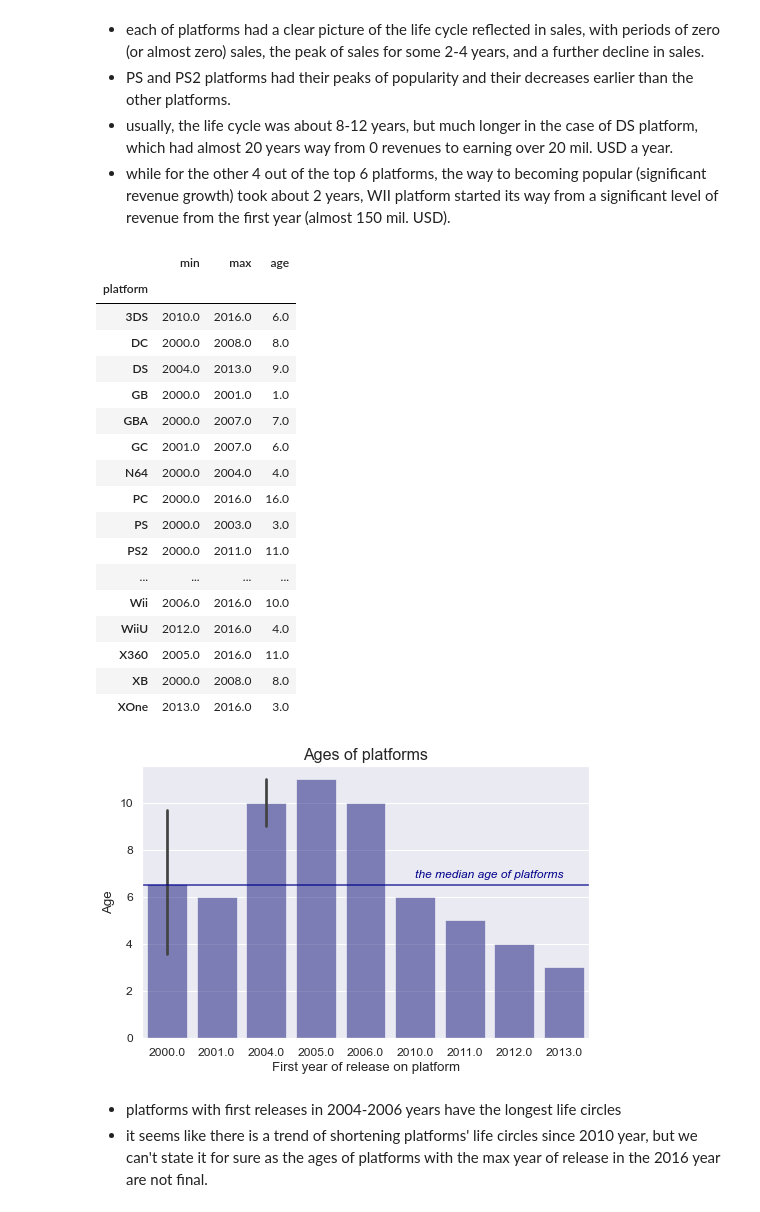
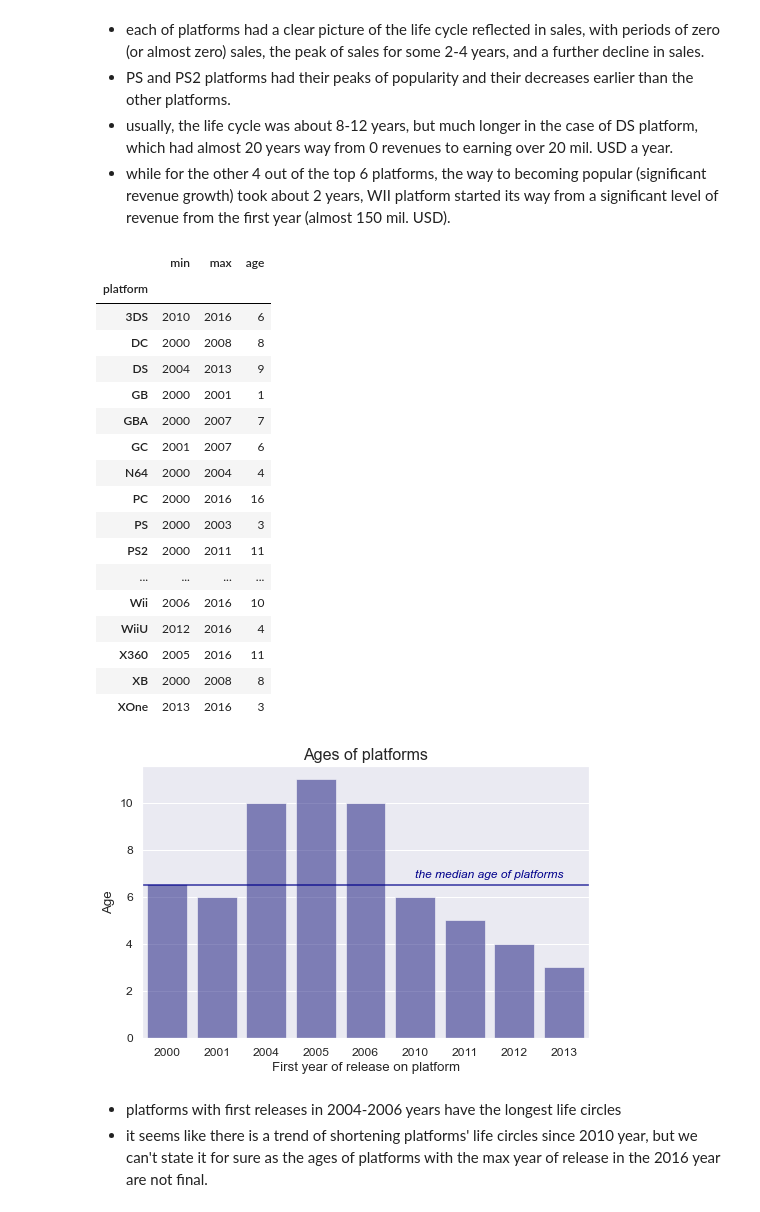
Before and after one commit to Sasha-Fridman/TripleTen-ex.-Practicum-Bootcamp-Projects, a Jupyter notebook: 4. Game Success Factors Analysis/4. Integrated Project 1.ipynb, the cells around one changed output. Cells and saved outputs as stored; diff of their text form; code cells hidden in the pictures.

```diff
--- a/4. Game Success Factors Analysis/4. Integrated Project 1.ipynb
+++ b/4. Game Success Factors Analysis/4. Integrated Project 1.ipynb
@@ -404,7 +404,7 @@ dtypes: float64(6), object(5)
 memory usage: 1.5+ MB
 # %%
 # let's fix data type of the year_of_release field
-df_games.loc[:, 'year_of_release'] = df_games['year_of_release'].astype('int')
+df_games['year_of_release'] = df_games['year_of_release'].astype(int)
 
 # checking the results
 df_games.info()
@@ -1179,36 +1138,36 @@ df_age_current
 # %% [output]
 |  | min | max | age |
 | platform |  |  |  |
-| 3DS | 2010.0 | 2016.0 | 6.0 |
-| DC | 2000.0 | 2008.0 | 8.0 |
-| DS | 2004.0 | 2013.0 | 9.0 |
-| GB | 2000.0 | 2001.0 | 1.0 |
-| GBA | 2000.0 | 2007.0 | 7.0 |
-| GC | 2001.0 | 2007.0 | 6.0 |
-| N64 | 2000.0 | 2004.0 | 4.0 |
-| PC | 2000.0 | 2016.0 | 16.0 |
-| PS | 2000.0 | 2003.0 | 3.0 |
-| PS2 | 2000.0 | 2011.0 | 11.0 |
+| 3DS | 2010 | 2016 | 6 |
+| DC | 2000 | 2008 | 8 |
+| DS | 2004 | 2013 | 9 |
+| GB | 2000 | 2001 | 1 |
+| GBA | 2000 | 2007 | 7 |
+| GC | 2001 | 2007 | 6 |
+| N64 | 2000 | 2004 | 4 |
+| PC | 2000 | 2016 | 16 |
+| PS | 2000 | 2003 | 3 |
+| PS2 | 2000 | 2011 | 11 |
 | ... | ... | ... | ... |
-| Wii | 2006.0 | 2016.0 | 10.0 |
-| WiiU | 2012.0 | 2016.0 | 4.0 |
-| X360 | 2005.0 | 2016.0 | 11.0 |
-| XB | 2000.0 | 2008.0 | 8.0 |
-| XOne | 2013.0 | 2016.0 | 3.0 |
+| Wii | 2006 | 2016 | 10 |
+| WiiU | 2012 | 2016 | 4 |
+| X360 | 2005 | 2016 | 11 |
+| XB | 2000 | 2008 | 8 |
+| XOne | 2013 | 2016 | 3 |
 # %%
 # calculating the median age of platform
 platform_median_age = df_age_current['age'].median()
 # %%
 # let's build a barplot on ages of the platforms
 plt.figure(figsize=(8,5))
-ax = sns.barplot(data=df_age_current, x='min', y='age', color='darkblue', alpha=0.5)
+ax = sns.barplot(data=df_age_current, x='min', y='age', ci=None, color='darkblue', alpha=0.5)
 plt.axhline(y=platform_median_age, color='darkblue', alpha=0.8) # the median age of platforms
 plt.text(x=5, y=platform_median_age+0.3, s='the median age of platforms', color='darkblue', style ='italic', size=12)
 plt.title(f'Ages of platforms', size =16)
 plt.xlabel('First year of release on platform')
 plt.ylabel('Age');
 # %% [output]
-[figure, old version]
+[figure, new version]
 # %% [markdown]
 - platforms with first releases in 2004-2006 years have the longest life circles
 - it seems like there is a trend of shortening platforms' life circles since 2010 year, but we can't state it for sure as the ages of platforms with the max year of release in the 2016 year are not final.
```
Also changed, not shown: parts of 26 cells of this notebook.
